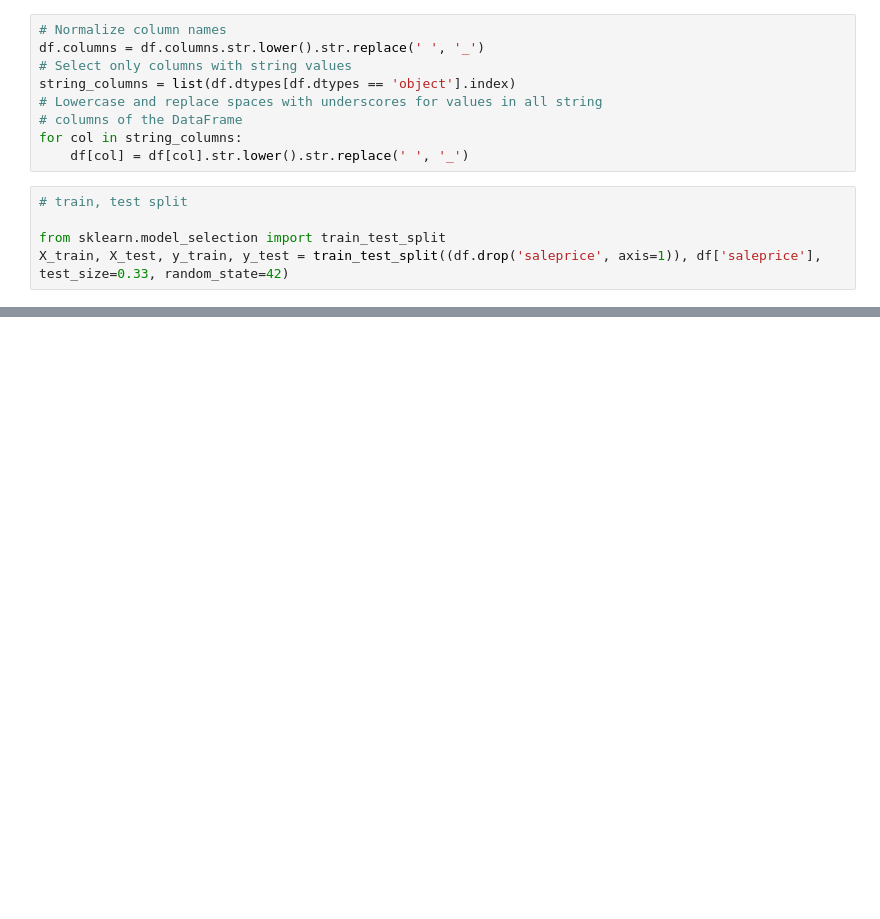
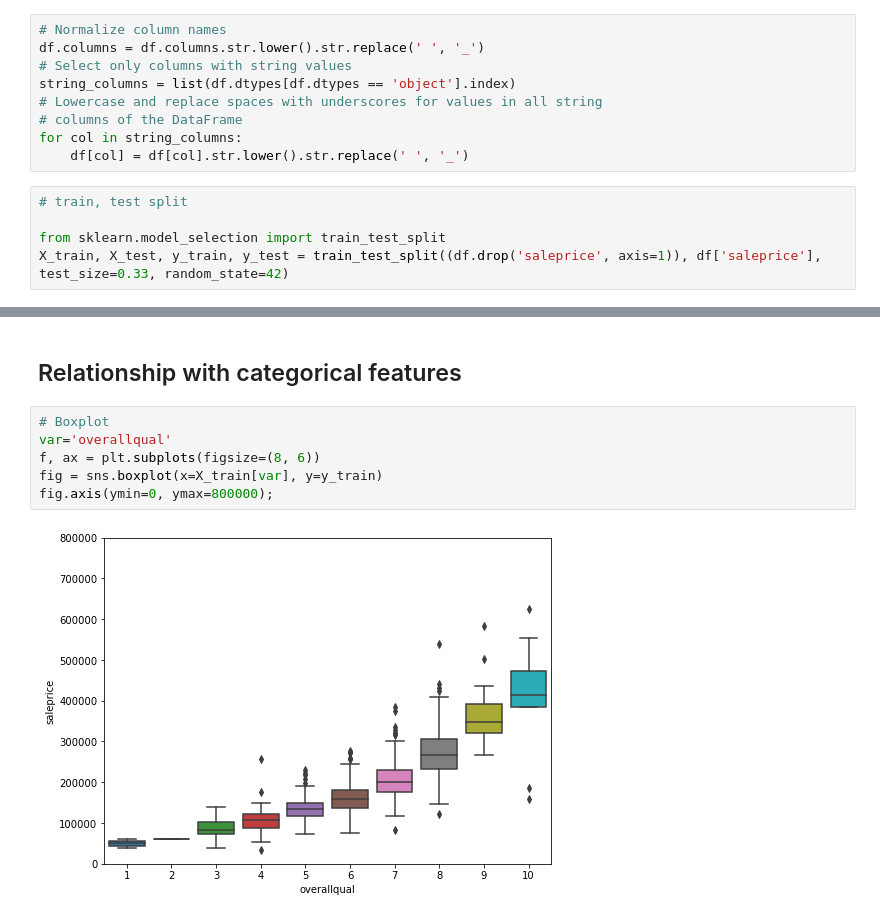
Before and after one commit to tuliof91/house-prices, a Jupyter notebook: house-prices.ipynb, the cells around one changed output, grey strips where cells are left out. Cells and saved outputs as stored; diff of their text form; blank space fills up the shorter version.

```diff
--- a/house-prices.ipynb
+++ b/house-prices.ipynb
@@ -53,0 +115,10 @@ memory usage: 618.9+ KB
+# %% [markdown]
+<h2>Relationship with categorical features</h2>
+# %%
+# Boxplot
+var='overallqual'
+f, ax = plt.subplots(figsize=(8, 6))
+fig = sns.boxplot(x=X_train[var], y=y_train)
+fig.axis(ymin=0, ymax=800000);
+# %% [output]
+[figure, added]
```
Also changed, not shown: parts of 17 cells of this notebook.
